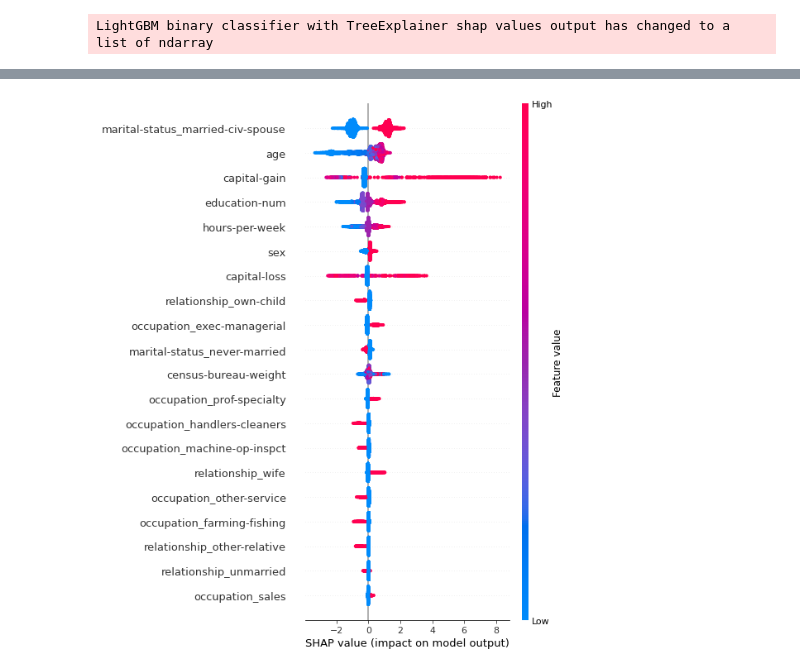
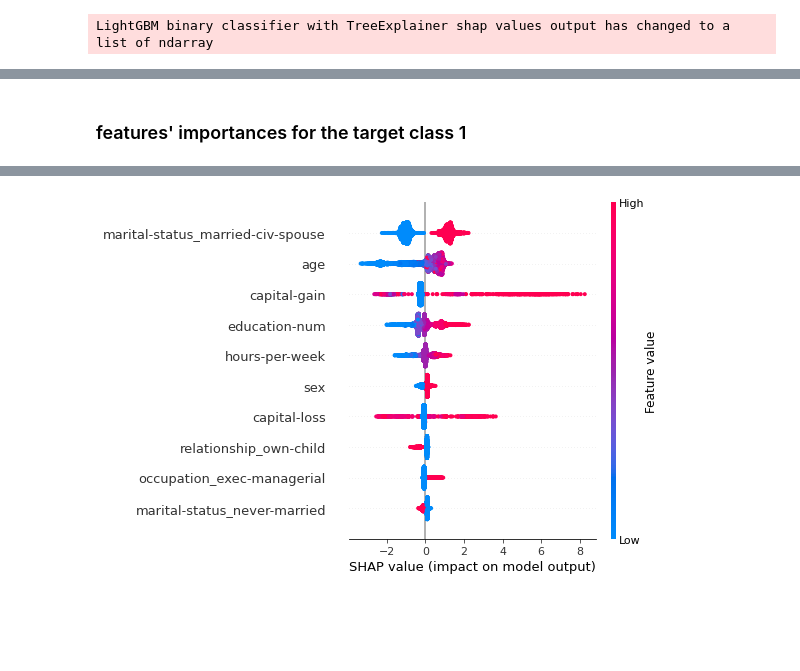
Before and after one commit to ME-27/ML_in_Business_Geekbrains_course, a Jupyter notebook: ML_in_Business_HW7_Evgenii_Kirillov.ipynb, the cells around one changed output, grey strips where cells are left out. Saved outputs shown, nothing was run; the diff lists cells and outputs as text; code cells hidden in the pictures; blank space fills up the shorter version.

```diff
--- a/ML_in_Business_HW7_Evgenii_Kirillov.ipynb
+++ b/ML_in_Business_HW7_Evgenii_Kirillov.ipynb
@@ -184,4 +202,7 @@ shap.summary_plot(shap_values, X_test)
+# %% [markdown]
+### features' importances for the target class 1
 # %%
+shap.initjs()
 target_class = 1
-shap.summary_plot(shap_values[target_class], X_test)
+shap.summary_plot(shap_values[target_class], X_test, max_display=10)
 # %% [output]
@@ -188 +210 @@ shap.summary_plot(shap_values[target_class], X_test)
-[figure, old version]
+[figure, new version]
```
Also changed, not shown: parts of 17 cells of this notebook, 1 other file.
